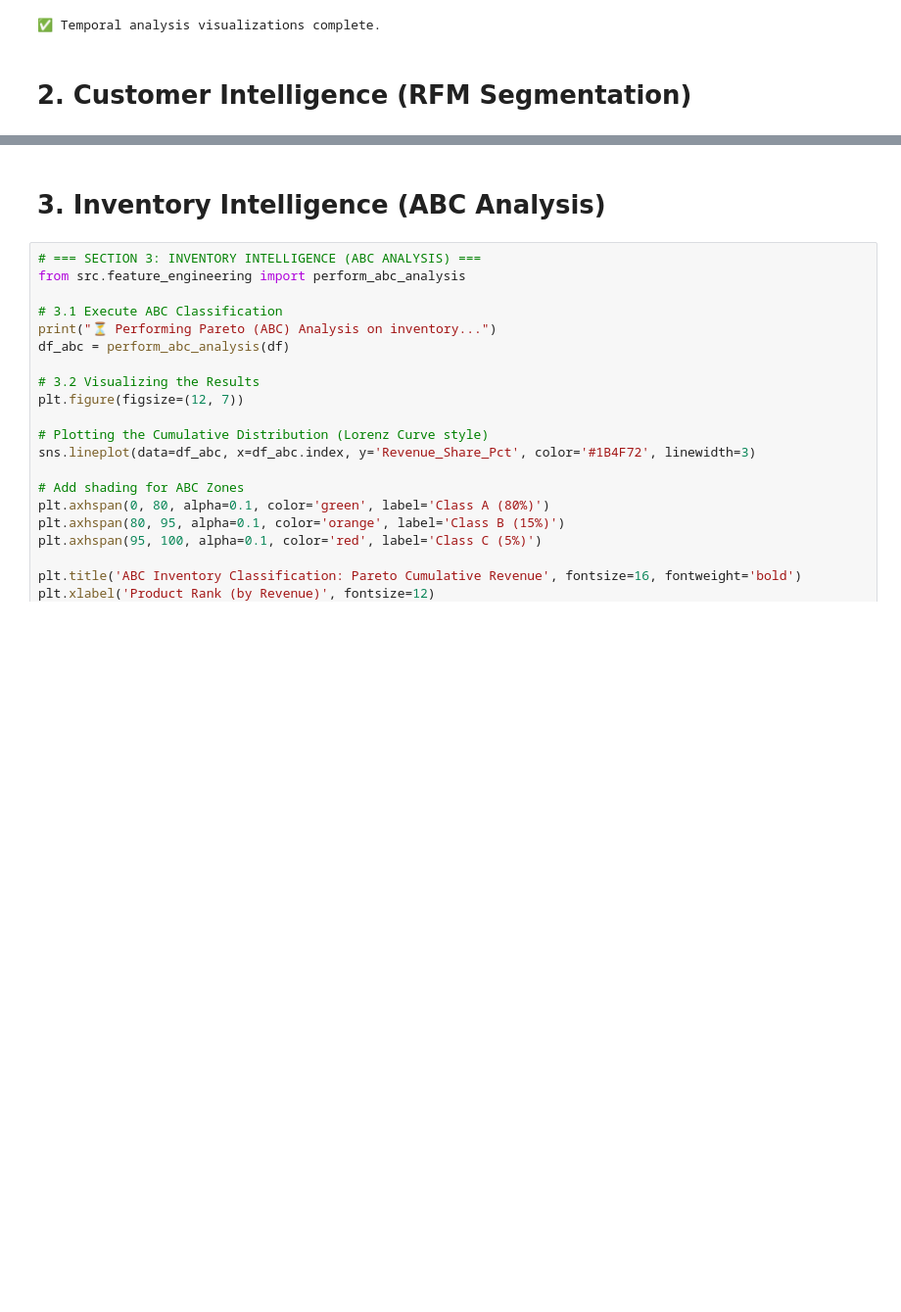
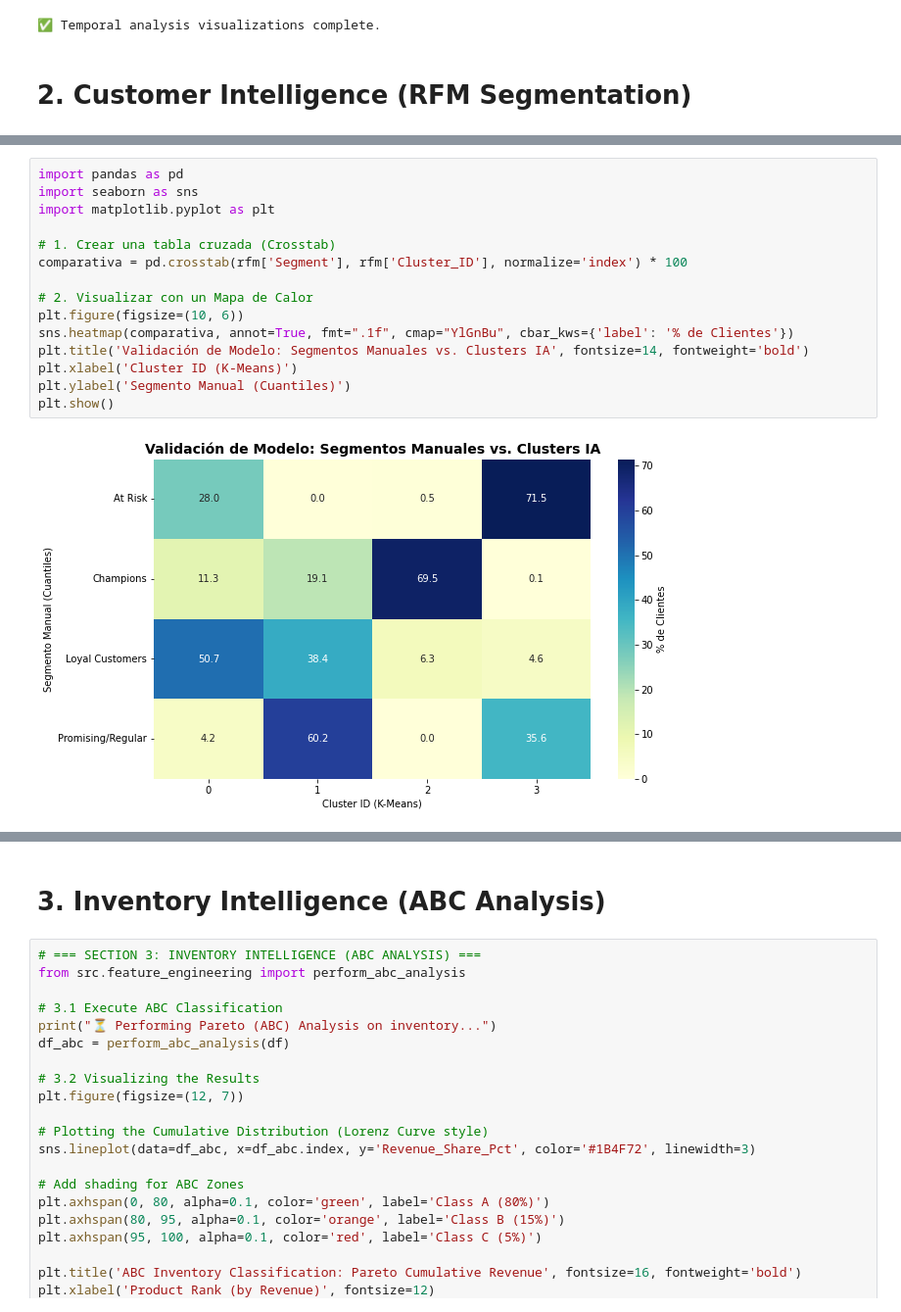
Before and after one commit to JesusSanchezM/1.-Supply-Chain-Intelligence, a Jupyter notebook: notebooks/02_eda_python.ipynb, the cells around one changed output, grey strips where cells are left out. Shown at 98% size. Saved outputs shown, nothing was run; the diff lists cells and outputs as text; blank space fills up the shorter version.

```diff
--- a/notebooks/02_eda_python.ipynb
+++ b/notebooks/02_eda_python.ipynb
@@ -129,0 +159,17 @@ display(rfm.head())
+# %%
+import pandas as pd
+import seaborn as sns
+import matplotlib.pyplot as plt
+
+# 1. Crear una tabla cruzada (Crosstab)
+comparativa = pd.crosstab(rfm['Segment'], rfm['Cluster_ID'], normalize='index') * 100
+
+# 2. Visualizar con un Mapa de Calor
+plt.figure(figsize=(10, 6))
+sns.heatmap(comparativa, annot=True, fmt=".1f", cmap="YlGnBu", cbar_kws={'label': '% de Clientes'})
+plt.title('Validación de Modelo: Segmentos Manuales vs. Clusters IA', fontsize=14, fontweight='bold')
+plt.xlabel('Cluster ID (K-Means)')
+plt.ylabel('Segmento Manual (Cuantiles)')
+plt.show()
+# %% [output]
+[figure, added]
```
Also changed, not shown: parts of 3 cells of this notebook, 3 other files.
